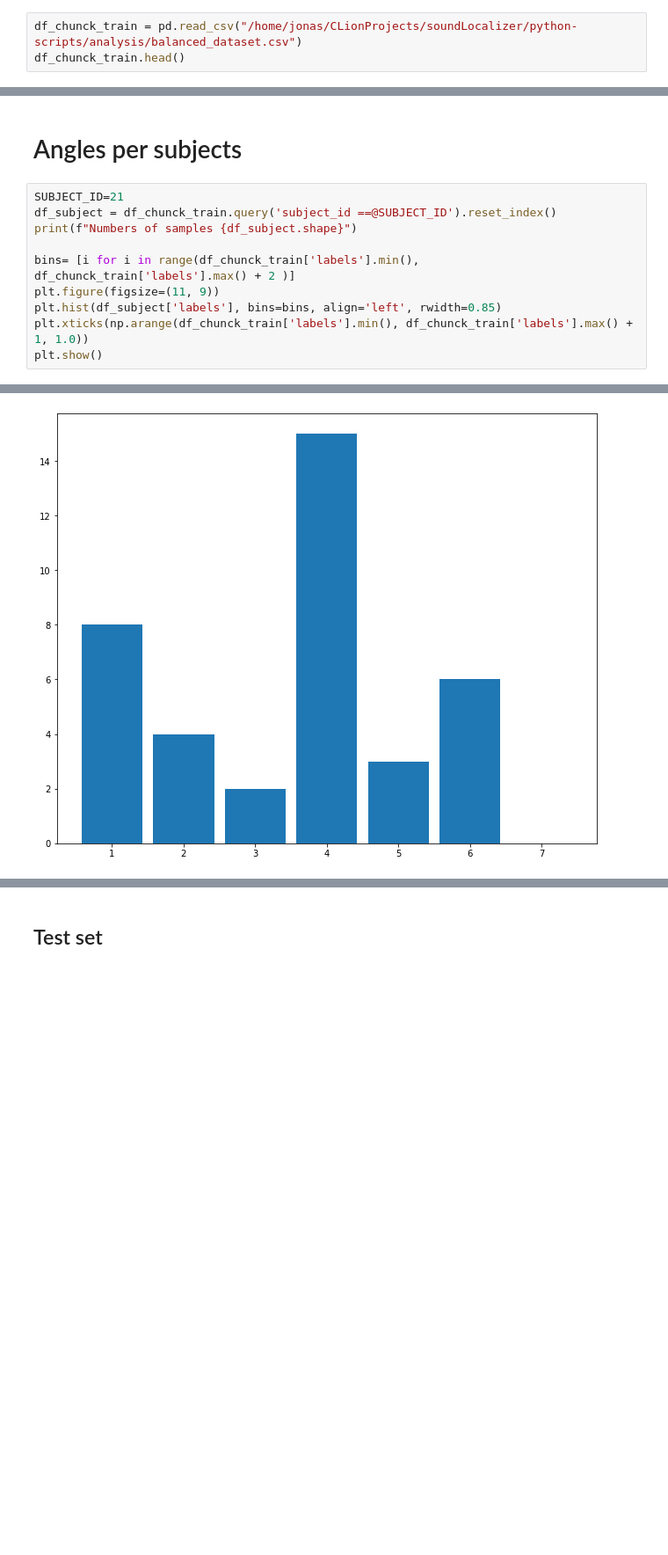
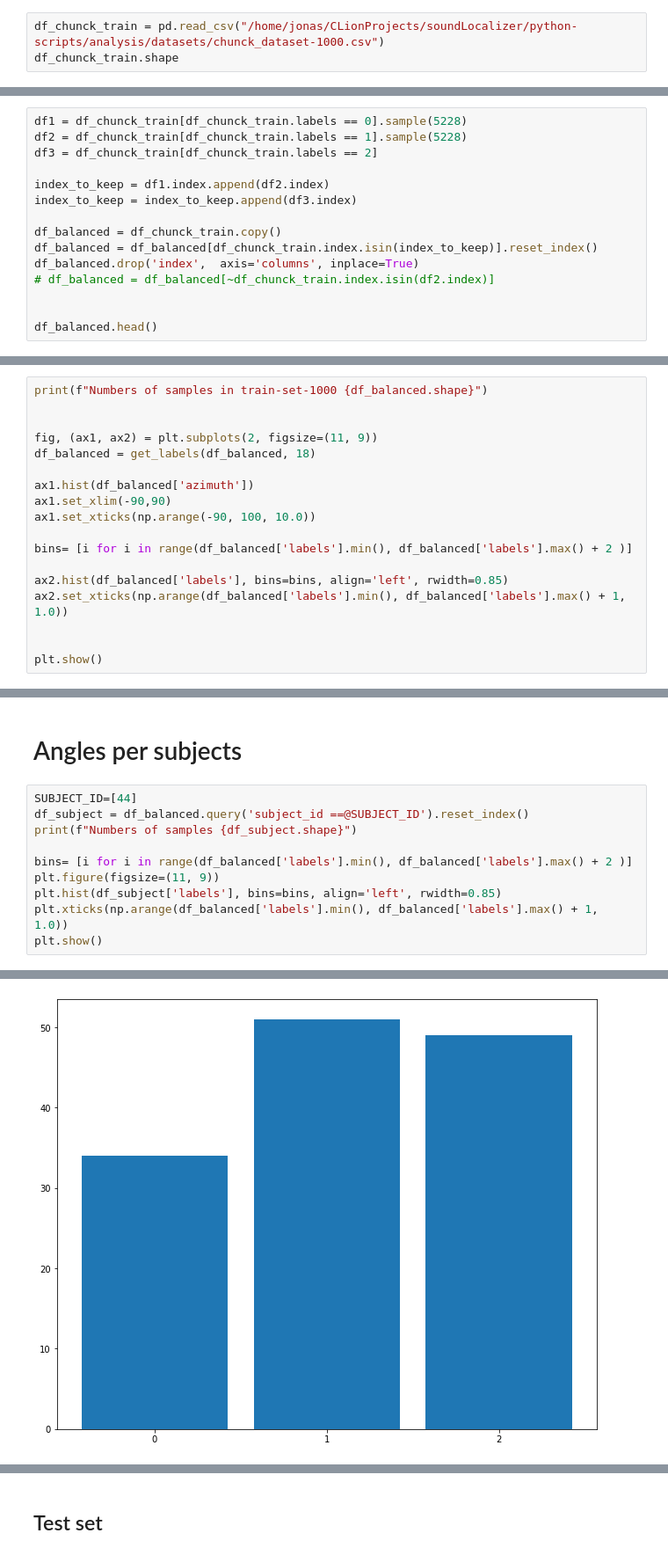
Before and after one commit to omareldardear/soundLocalizer, a Jupyter notebook: python-scripts/analysis/data/analysis.ipynb, the cells around one changed output, grey strips where cells are left out. Shown at 88% size. Cells and saved outputs as stored; diff of their text form; blank space fills up the shorter version.

```diff
--- a/python-scripts/analysis/data/analysis.ipynb
+++ b/python-scripts/analysis/data/analysis.ipynb
@@ -86,6 +143,6 @@ array([37, 51, 15, 41, 34,  8, 30, 31, 10, 55,  4, 11, 39,  2,  0, 19, 56,
 # %% [markdown]
 ## Trainning set
 # %%
-df_chunck_train = pd.read_csv("/home/jonas/CLionProjects/soundLocalizer/python-scripts/analysis/balanced_dataset.csv")
-df_chunck_train.head()
+df_chunck_train = pd.read_csv("/home/jonas/CLionProjects/soundLocalizer/python-scripts/analysis/datasets/chunck_dataset-1000.csv")
+df_chunck_train.shape
 # %% [output]
@@ -97,0 +158,15 @@ df_chunck_train.head()
+# %%
+df1 = df_chunck_train[df_chunck_train.labels == 0].sample(5228)
+df2 = df_chunck_train[df_chunck_train.labels == 1].sample(5228)
+df3 = df_chunck_train[df_chunck_train.labels == 2]
+
+index_to_keep = df1.index.append(df2.index)
+index_to_keep = index_to_keep.append(df3.index)
+
+df_balanced = df_chunck_train.copy()
+df_balanced = df_balanced[df_chunck_train.index.isin(index_to_keep)].reset_index()
+df_balanced.drop('index',  axis='columns', inplace=True)
+# df_balanced = df_balanced[~df_chunck_train.index.isin(df2.index)]
+
+
+df_balanced.head()
@@ -97,0 +180,18 @@ df_chunck_train.head()
+# %%
+print(f"Numbers of samples in train-set-1000 {df_balanced.shape}")
+
+
+fig, (ax1, ax2) = plt.subplots(2, figsize=(11, 9))
+df_balanced = get_labels(df_balanced, 18)
+
+ax1.hist(df_balanced['azimuth'])
+ax1.set_xlim(-90,90)
+ax1.set_xticks(np.arange(-90, 100, 10.0))
+
+bins= [i for i in range(df_balanced['labels'].min(), df_balanced['labels'].max() + 2 )]
+
+ax2.hist(df_balanced['labels'], bins=bins, align='left', rwidth=0.85)
+ax2.set_xticks(np.arange(df_balanced['labels'].min(), df_balanced['labels'].max() + 1, 1.0))
+
+
+plt.show()
@@ -134,13 +240,13 @@ plt.show()
 # %% [markdown]
 # Angles per subjects
 # %%
-SUBJECT_ID=21
-df_subject = df_chunck_train.query('subject_id ==@SUBJECT_ID').reset_index()
+SUBJECT_ID=[44]
+df_subject = df_balanced.query('subject_id ==@SUBJECT_ID').reset_index()
 print(f"Numbers of samples {df_subject.shape}")
 
-bins= [i for i in range(df_chunck_train['labels'].min(), df_chunck_train['labels'].max() + 2 )]
+bins= [i for i in range(df_balanced['labels'].min(), df_balanced['labels'].max() + 2 )]
 plt.figure(figsize=(11, 9))
 plt.hist(df_subject['labels'], bins=bins, align='left', rwidth=0.85)
-plt.xticks(np.arange(df_chunck_train['labels'].min(), df_chunck_train['labels'].max() + 1, 1.0))
+plt.xticks(np.arange(df_balanced['labels'].min(), df_balanced['labels'].max() + 1, 1.0))
 plt.show()
 # %% [output]
@@ -148 +254 @@ Numbers of samples (38, 16)
-[figure, old version]
+[figure, new version]
```
Also changed, not shown: parts of 35 cells of this notebook, 5 other files.
